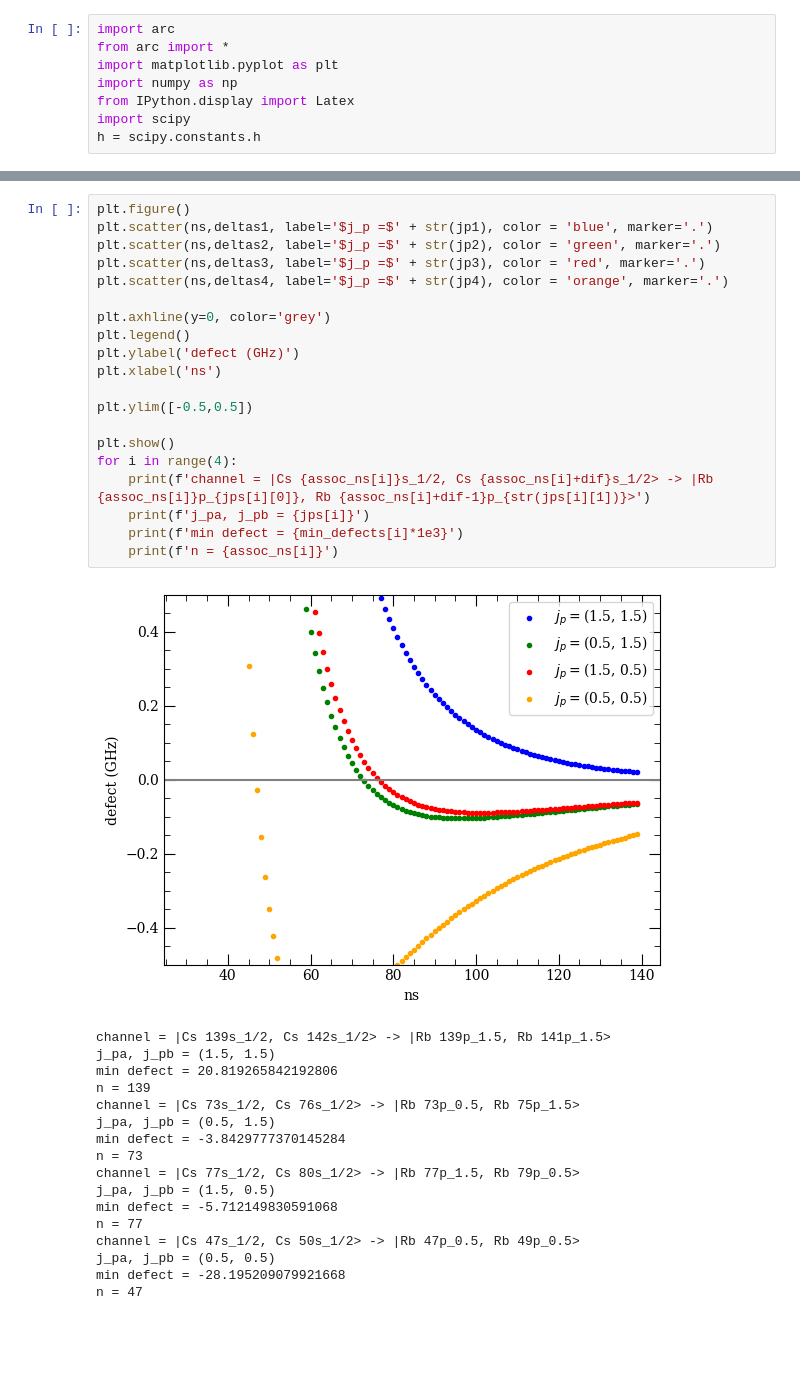
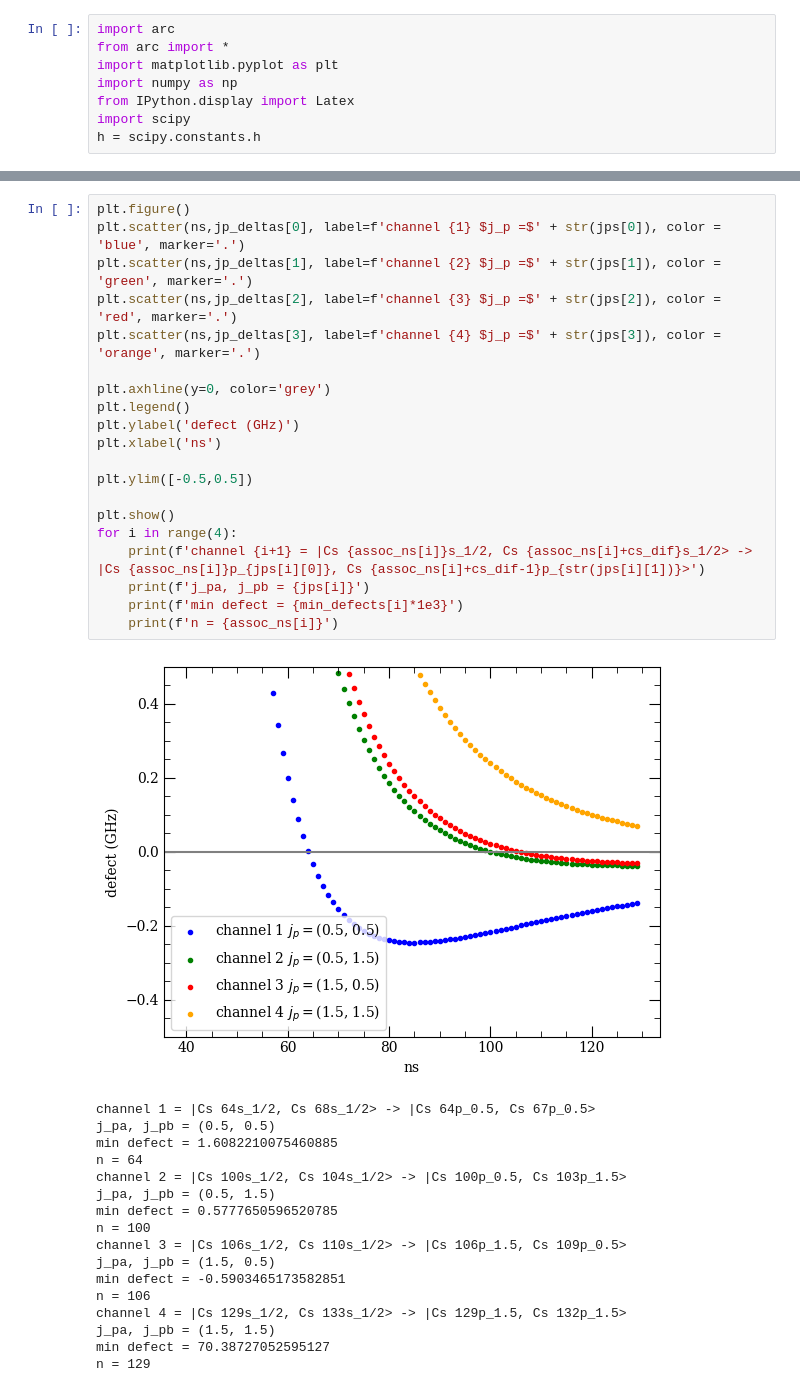
Before and after one commit to TidG7/L4-code-directory, a Jupyter notebook: Defect graphs/CsCs defect - n plots.ipynb, the cells around one changed output, grey strips where cells are left out. Drawn from its saved outputs; the diff is of its cells as text; blank space fills up the shorter version.

```diff
--- a/Defect graphs/CsCs defect - n plots.ipynb
+++ b/Defect graphs/CsCs defect - n plots.ipynb
@@ -93,39 +38,39 @@ assoc_ns = [ns[deltas1.index(min_defects[0])],
-# %%
-plt.figure()
-plt.scatter(ns,deltas1, label='$j_p =$' + str(jp1), color = 'blue', marker='.')
-plt.scatter(ns,deltas2, label='$j_p =$' + str(jp2), color = 'green', marker='.')
-plt.scatter(ns,deltas3, label='$j_p =$' + str(jp3), color = 'red', marker='.')
-plt.scatter(ns,deltas4, label='$j_p =$' + str(jp4), color = 'orange', marker='.')
-
-plt.axhline(y=0, color='grey')
-plt.legend()
-plt.ylabel('defect (GHz)')
-plt.xlabel('ns')
-
-plt.ylim([-0.5,0.5])
-
-plt.show()
-for i in range(4):
-    print(f'channel = |Cs {assoc_ns[i]}s_1/2, Cs {assoc_ns[i]+dif}s_1/2> -> |Rb {assoc_ns[i]}p_{jps[i][0]}, Rb {assoc_ns[i]+dif-1}p_{str(jps[i][1])}>')
-    print(f'j_pa, j_pb = {jps[i]}')
-    print(f'min defect = {min_defects[i]*1e3}')
-    print(f'n = {assoc_ns[i]}')
-# %% [output]
-[figure, removed]
-channel = |Cs 139s_1/2, Cs 142s_1/2> -> |Rb 139p_1.5, Rb 141p_1.5>
-j_pa, j_pb = (1.5, 1.5)
-min defect = 20.819265842192806
-n = 139
-channel = |Cs 73s_1/2, Cs 76s_1/2> -> |Rb 73p_0.5, Rb 75p_1.5>
-j_pa, j_pb = (0.5, 1.5)
-min defect = -3.8429777370145284
-n = 73
-channel = |Cs 77s_1/2, Cs 80s_1/2> -> |Rb 77p_1.5, Rb 79p_0.5>
-j_pa, j_pb = (1.5, 0.5)
-min defect = -5.712149830591068
-n = 77
-channel = |Cs 47s_1/2, Cs 50s_1/2> -> |Rb 47p_0.5, Rb 49p_0.5>
-j_pa, j_pb = (0.5, 0.5)
-min defect = -28.195209079921668
-n = 47
+# %%
+plt.figure()
+plt.scatter(ns,jp_deltas[0], label=f'channel {1} $j_p =$' + str(jps[0]), color = 'blue', marker='.')
+plt.scatter(ns,jp_deltas[1], label=f'channel {2} $j_p =$' + str(jps[1]), color = 'green', marker='.')
+plt.scatter(ns,jp_deltas[2], label=f'channel {3} $j_p =$' + str(jps[2]), color = 'red', marker='.')
+plt.scatter(ns,jp_deltas[3], label=f'channel {4} $j_p =$' + str(jps[3]), color = 'orange', marker='.')
+
+plt.axhline(y=0, color='grey')
+plt.legend()
+plt.ylabel('defect (GHz)')
+plt.xlabel('ns')
+
+plt.ylim([-0.5,0.5])
+
+plt.show()
+for i in range(4):
+    print(f'channel {i+1} = |Cs {assoc_ns[i]}s_1/2, Cs {assoc_ns[i]+cs_dif}s_1/2> -> |Cs {assoc_ns[i]}p_{jps[i][0]}, Cs {assoc_ns[i]+cs_dif-1}p_{str(jps[i][1])}>')
+    print(f'j_pa, j_pb = {jps[i]}')
+    print(f'min defect = {min_defects[i]*1e3}')
+    print(f'n = {assoc_ns[i]}')
+# %% [output]
+[figure, added]
+channel 1 = |Cs 64s_1/2, Cs 68s_1/2> -> |Cs 64p_0.5, Cs 67p_0.5>
+j_pa, j_pb = (0.5, 0.5)
+min defect = 1.6082210075460885
+n = 64
+channel 2 = |Cs 100s_1/2, Cs 104s_1/2> -> |Cs 100p_0.5, Cs 103p_1.5>
+j_pa, j_pb = (0.5, 1.5)
+min defect = 0.5777650596520785
+n = 100
+channel 3 = |Cs 106s_1/2, Cs 110s_1/2> -> |Cs 106p_1.5, Cs 109p_0.5>
+j_pa, j_pb = (1.5, 0.5)
+min defect = -0.5903465173582851
+n = 106
+channel 4 = |Cs 129s_1/2, Cs 133s_1/2> -> |Cs 129p_1.5, Cs 132p_1.5>
+j_pa, j_pb = (1.5, 1.5)
+min defect = 70.38727052595127
+n = 129
 # %%
```
Also changed, not shown: parts of 12 cells of this notebook, 3 other files.
